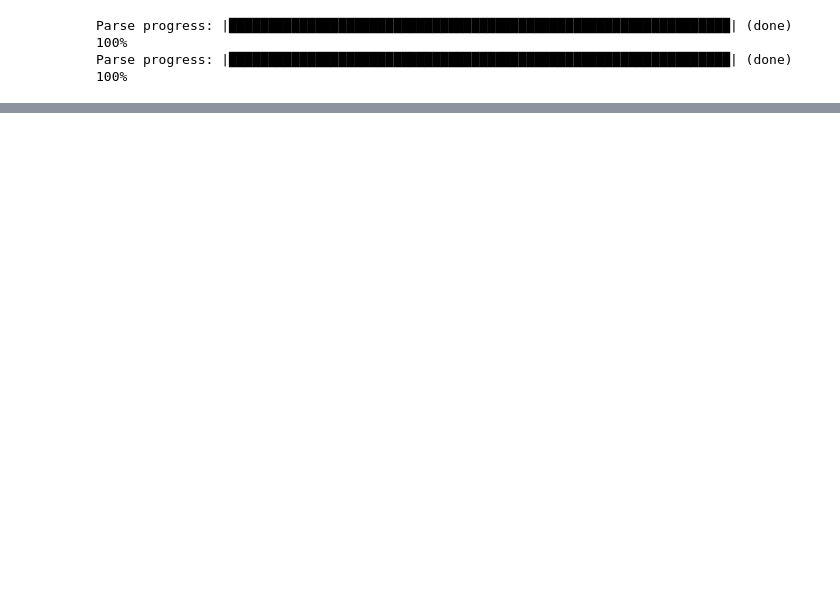
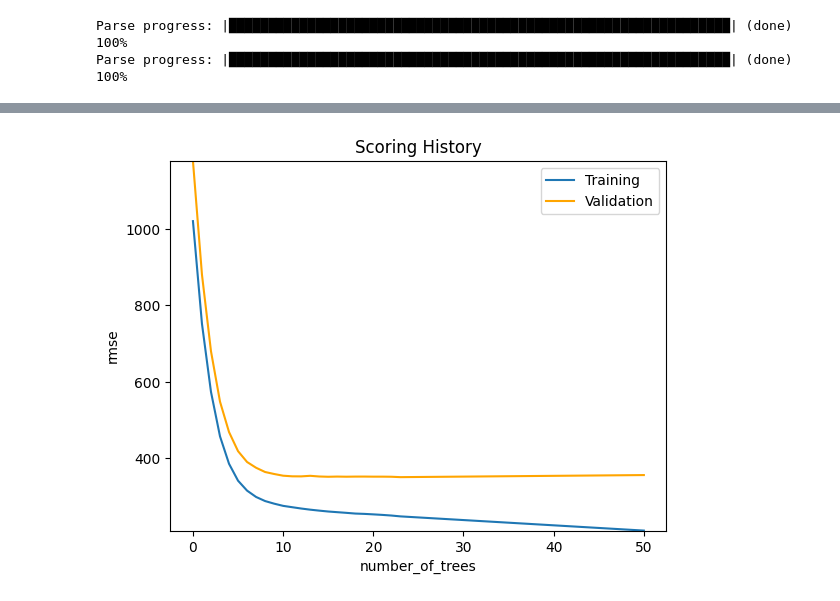
Before and after one commit to Claxl/Solar-Energy-Production-Forecasting, a Jupyter notebook: Model/AutoML.ipynb, the cells around one changed output, grey strips where cells are left out. Saved outputs shown, nothing was run; the diff lists cells and outputs as text; code cells hidden in the pictures; blank space fills up the shorter version.

```diff
--- a/Model/AutoML.ipynb
+++ b/Model/AutoML.ipynb
@@ -17,18 +14,9 @@ base = "/Users/claxl/Documents/GitHub/MLProject/Data Exploration/EDA/clearData/"
 # %%
-df_train_est_A, df_train_obs_A, df_test_A = readData(base,1)
-df_train_est_B, df_train_obs_B, df_test_B = readData(base,2)
-df_train_est_C, df_train_obs_C, df_test_C = readData(base,3)
+df_train_est_A = pd.read_csv("train_est_A.csv")
+df_train_obs_A = pd.read_csv("train_obs_A.csv")
 # %%
-df_train_est_A.set_index('date_forecast', inplace=True)
-df_train_obs_A.set_index('date_forecast', inplace=True)
-df_test_A.set_index('date_forecast', inplace=True)
-
-df_train_est_B.set_index('date_forecast', inplace=True)
-df_train_obs_B.set_index('date_forecast', inplace=True)
-df_test_B.set_index('date_forecast', inplace=True)
-
-df_train_est_C.set_index('date_forecast', inplace=True)
-df_train_obs_C.set_index('date_forecast', inplace=True)
-df_test_C.set_index('date_forecast', inplace=True)
+df_train_est_A=df_train_est_A.drop(columns = "Unnamed: 0")
+df_train_obs_A=df_train_obs_A.drop(columns = "Unnamed: 0")
 # %%
-df_train = get_df_train(df_train_est_A,df_train_obs_A)
+df_train = pd.concat([df_train_est_A,df_train_obs_A])
+df_train
@@ -84,7 +113,7 @@ h2o_test = h2o.H2OFrame(test)
 Parse progress: |████████████████████████████████████████████████████████████████| (done) 100%
 Parse progress: |████████████████████████████████████████████████████████████████| (done) 100%
 # %%
-xgb = H2OXGBoostEstimator(seed=42, model_id='XGBoost', nfolds=0, keep_cross_validation_predictions = False)
+xgb = H2OXGBoostEstimator(seed=42, model_id='XGBoost', nfolds=5, keep_cross_validation_predictions = False)
 # %%
 %time
 xgb.train(x=features_name, y=target, training_frame=h2o_train, validation_frame=h2o_test)
@@ -97,0 +185,4 @@ H2OResponseError: Server error water.exceptions.H2ONotFoundArgumentException:
+# %%
+xgb.plot()
+# %% [output]
+[figure, added]
```
Also changed, not shown: parts of 32 cells of this notebook, 24 other files.
